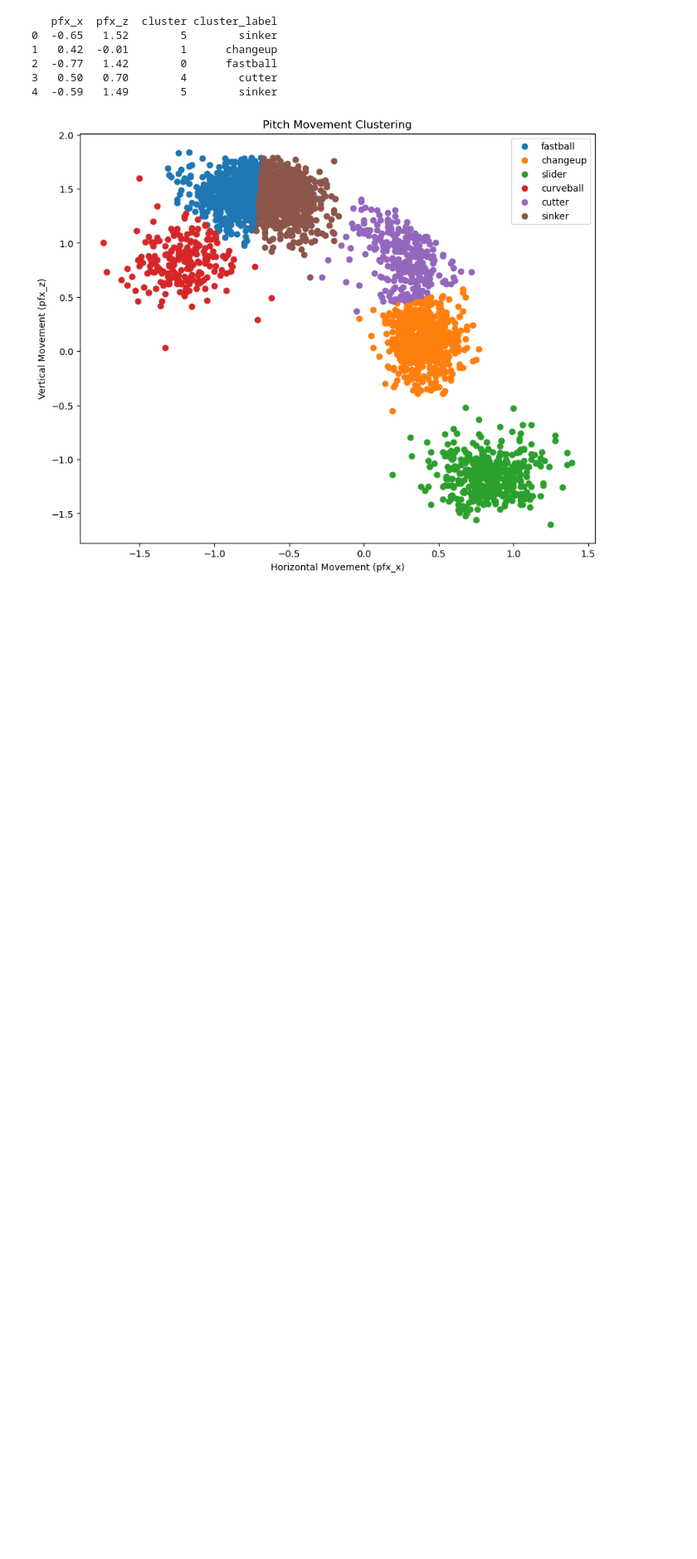
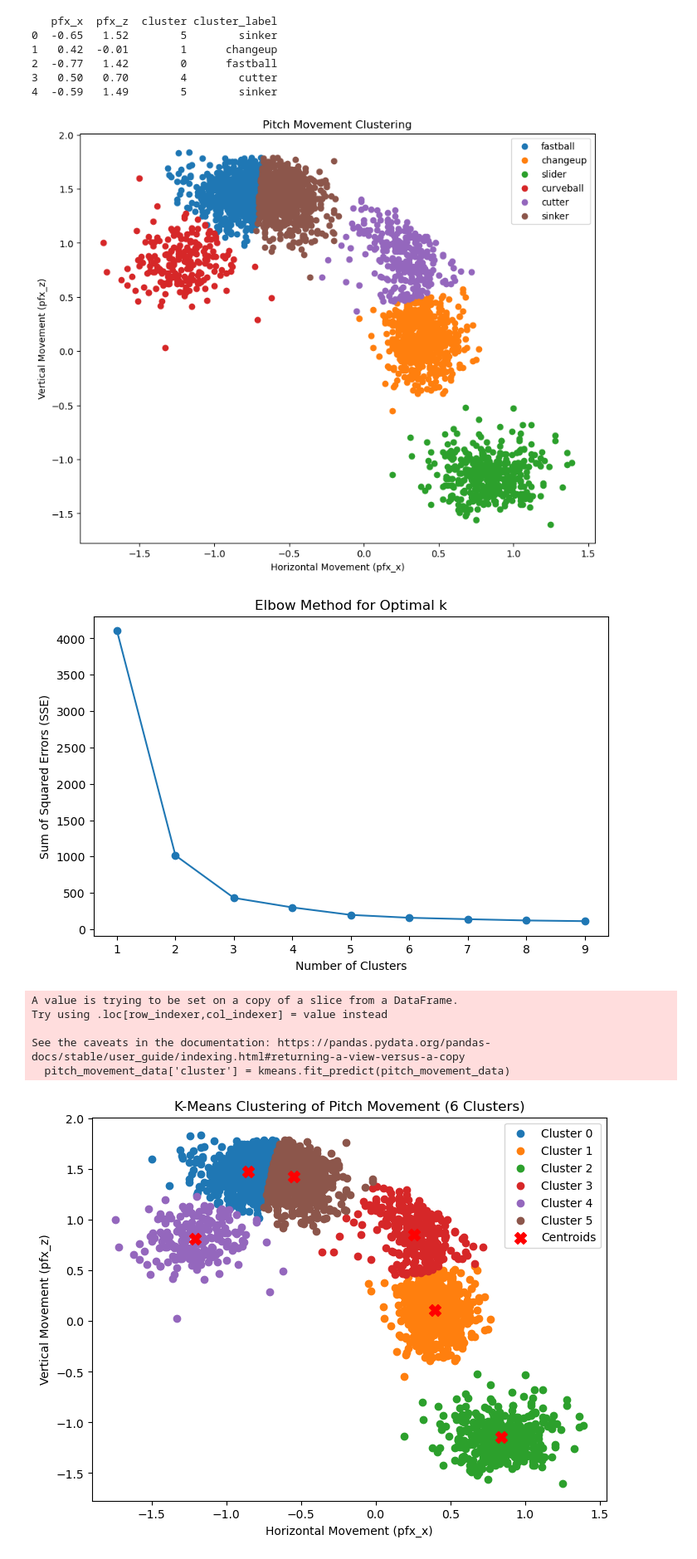
Before and after one commit to christopherhsuu/DSML1, a Jupyter notebook: coledata.ipynb, the cells around one changed output. Shown at 83% size. Saved outputs shown, nothing was run; the diff lists cells and outputs as text; code cells hidden in the pictures; blank space fills up the shorter version.

```diff
--- a/coledata.ipynb
+++ b/coledata.ipynb
@@ -95,3 +96,48 @@ plt.show()
 3   0.50   0.70        4        cutter
 4  -0.59   1.49        5        sinker
 [figure]
+# %%
+pitch_movement_data = df[['pfx_x', 'pfx_z']]
+
+# Determine the optimal number of clusters using the elbow method
+sse = []
+for k in range(1, 10):
+    kmeans = KMeans(n_clusters=k, random_state=0)
+    kmeans.fit(pitch_movement_data)
+    sse.append(kmeans.inertia_)
+
+# Plotting the elbow curve to choose the optimal number of clusters
+plt.figure(figsize=(8, 5))
+plt.plot(range(1, 10), sse, marker='o')
+plt.xlabel("Number of Clusters")
+plt.ylabel("Sum of Squared Errors (SSE)")
+plt.title("Elbow Method for Optimal k")
+plt.show()
+
+optimal_k = 6
+kmeans = KMeans(n_clusters=optimal_k, random_state=0)
+pitch_movement_data['cluster'] = kmeans.fit_predict(pitch_movement_data)
+
+# Plot the clusters
+plt.figure(figsize=(8, 6))
+for cluster in range(optimal_k):
+    cluster_data = pitch_movement_data[pitch_movement_data['cluster'] == cluster]
+    plt.scatter(cluster_data['pfx_x'], cluster_data['pfx_z'], label=f'Cluster {cluster}')
+
+# Add the centroids
+centers = kmeans.cluster_centers_
+plt.scatter(centers[:, 0], centers[:, 1], c='red', marker='X', s=100, label='Centroids')
+
+plt.xlabel("Horizontal Movement (pfx_x)")
+plt.ylabel("Vertical Movement (pfx_z)")
+plt.title(f"K-Means Clustering of Pitch Movement ({optimal_k} Clusters)")
+plt.legend()
+plt.show()
+# %% [output]
+[figure, added]
+A value is trying to be set on a copy of a slice from a DataFrame.
+Try using .loc[row_indexer,col_indexer] = value instead
+
+See the caveats in the documentation: https://pandas.pydata.org/pandas-docs/stable/user_guide/indexing.html#returning-a-view-versus-a-copy
+  pitch_movement_data['cluster'] = kmeans.fit_predict(pitch_movement_data)
+[figure, added]
```
Also changed, not shown: parts of 2 cells of this notebook.
